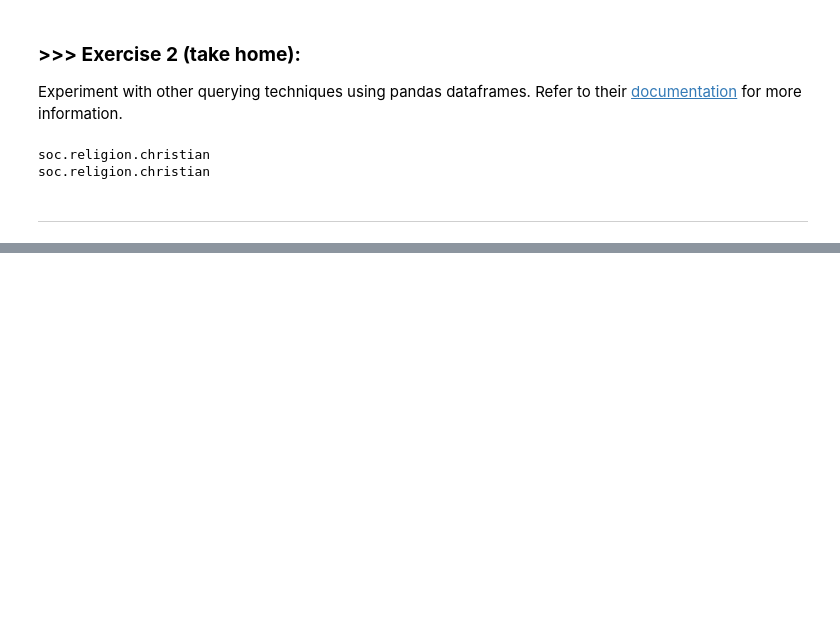
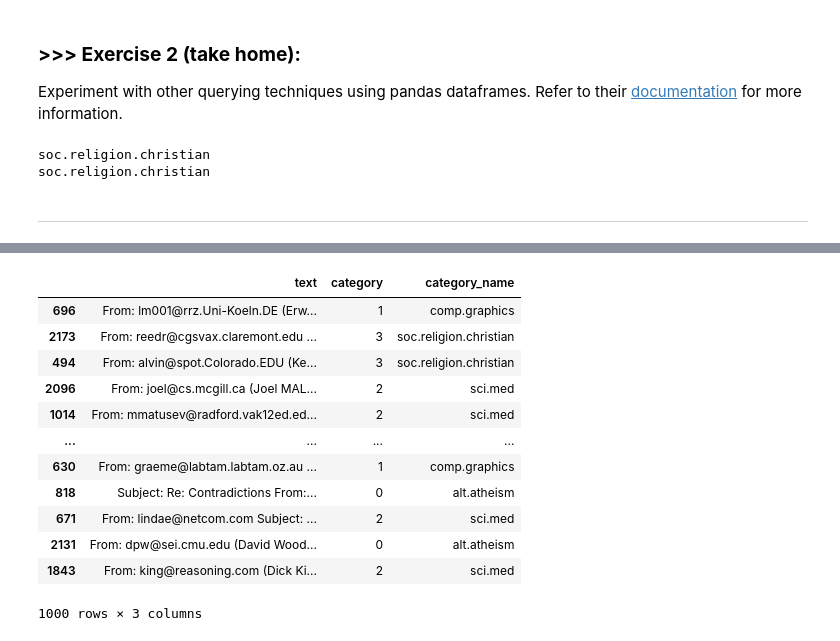
Before and after one commit to Big-problem/DM2024-Lab1-Homework, a Jupyter notebook: DM2024-Lab1-Homework.ipynb, the cells around one changed output, grey strips where cells are left out. Drawn from its saved outputs; the diff is of its cells as text; code cells hidden in the pictures; blank space fills up the shorter version.

```diff
--- a/DM2024-Lab1-Homework.ipynb
+++ b/DM2024-Lab1-Homework.ipynb
@@ -91,0 +123,18 @@ Length: 2257, dtype: object
+# %%
+X_sample = X.sample(n=1000) #random state
+
+X_sample
+# %% [output]
+|  | text | category | category_name |
+| 696 | From: lm001@rrz.Uni-Koeln.DE (Erw... | 1 | comp.graphics |
+| 2173 | From: reedr@cgsvax.claremont.edu ... | 3 | soc.religion.christian |
+| 494 | From: alvin@spot.Colorado.EDU (Ke... | 3 | soc.religion.christian |
+| 2096 | From: joel@cs.mcgill.ca (Joel MAL... | 2 | sci.med |
+| 1014 | From: mmatusev@radford.vak12ed.ed... | 2 | sci.med |
+| ... | ... | ... | ... |
+| 630 | From: graeme@labtam.labtam.oz.au ... | 1 | comp.graphics |
+| 818 | Subject: Re: Contradictions From:... | 0 | alt.atheism |
+| 671 | From: lindae@netcom.com Subject: ... | 2 | sci.med |
+| 2131 | From: dpw@sei.cmu.edu (David Wood... | 0 | alt.atheism |
+| 1843 | From: king@reasoning.com (Dick Ki... | 2 | sci.med |
+1000 rows × 3 columns
```
Also changed, not shown: parts of 12 cells of this notebook.
